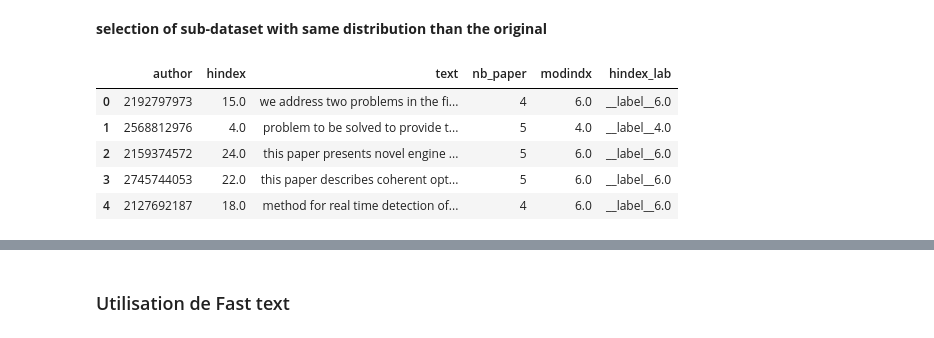
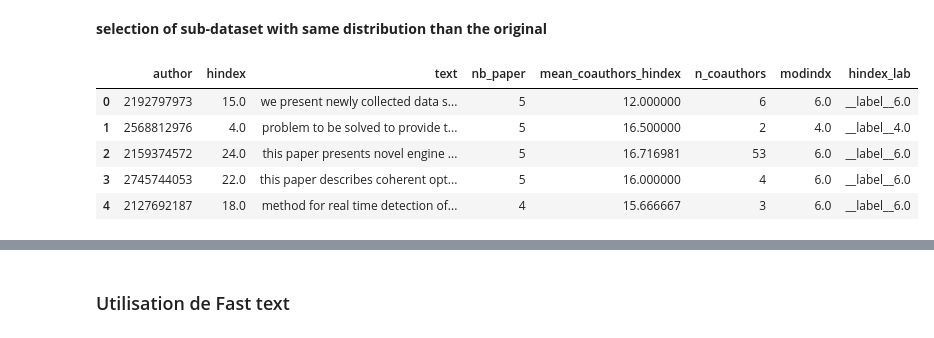
Before and after one commit to gostreap/h_index, a Jupyter notebook: src/fasttext.ipynb, the cells around one changed output, grey strips where cells are left out. Drawn from its saved outputs; the diff is of its cells as text; code cells hidden in the pictures.

```diff
--- a/src/fasttext.ipynb
+++ b/src/fasttext.ipynb
@@ -38,16 +38,16 @@ plt.hist(x=train['hindex'],bins=187)
 **selection of sub-dataset with same distribution than the original**
 # %%
 data_path = "../tmp/data_10000.csv"
-# data = preprocessing2_for_fastText(10000,train)
-# data.to_csv(data_path,index=None)
-data2 = pd.read_csv(data_path)
-data2 = small_class(data2, 6)
-data2.head()
+data = preprocessing_for_fastText(10000,train)
+data.to_csv(data_path,index=None)
+data = pd.read_csv(data_path)
+data = small_class(data, 6)
+data.head()
 # %% [output]
-|  | author | hindex | text | nb_paper | modindx | hindex_lab |
-| 0 | 2192797973 | 15.0 | we address two problems in the fi... | 4 | 6.0 | __label__6.0 |
-| 1 | 2568812976 | 4.0 | problem to be solved to provide t... | 5 | 4.0 | __label__4.0 |
-| 2 | 2159374572 | 24.0 | this paper presents novel engine ... | 5 | 6.0 | __label__6.0 |
-| 3 | 2745744053 | 22.0 | this paper describes coherent opt... | 5 | 6.0 | __label__6.0 |
-| 4 | 2127692187 | 18.0 | method for real time detection of... | 4 | 6.0 | __label__6.0 |
+|  | author | hindex | text | nb_paper | mean_coauthors_hindex | n_coauthors | modindx | hindex_lab |
+| 0 | 2192797973 | 15.0 | we present newly collected data s... | 5 | 12.000000 | 6 | 6.0 | __label__6.0 |
+| 1 | 2568812976 | 4.0 | problem to be solved to provide t... | 5 | 16.500000 | 2 | 4.0 | __label__4.0 |
+| 2 | 2159374572 | 24.0 | this paper presents novel engine ... | 5 | 16.716981 | 53 | 6.0 | __label__6.0 |
+| 3 | 2745744053 | 22.0 | this paper describes coherent opt... | 5 | 16.000000 | 4 | 6.0 | __label__6.0 |
+| 4 | 2127692187 | 18.0 | method for real time detection of... | 4 | 15.666667 | 3 | 6.0 | __label__6.0 |
 # %%
```
Also changed, not shown: parts of 15 cells of this notebook, 5 other files.
